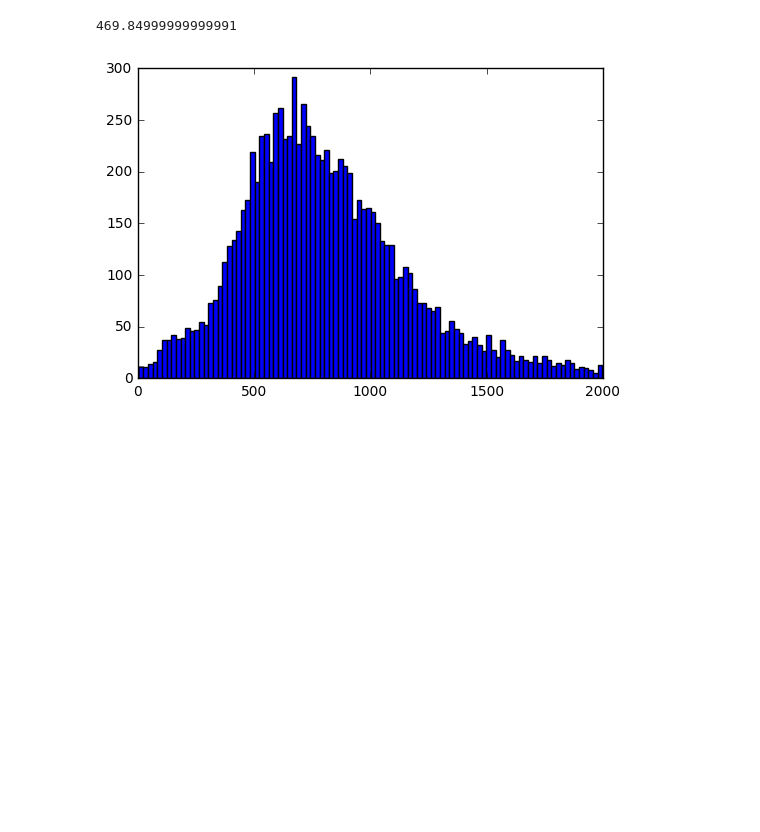
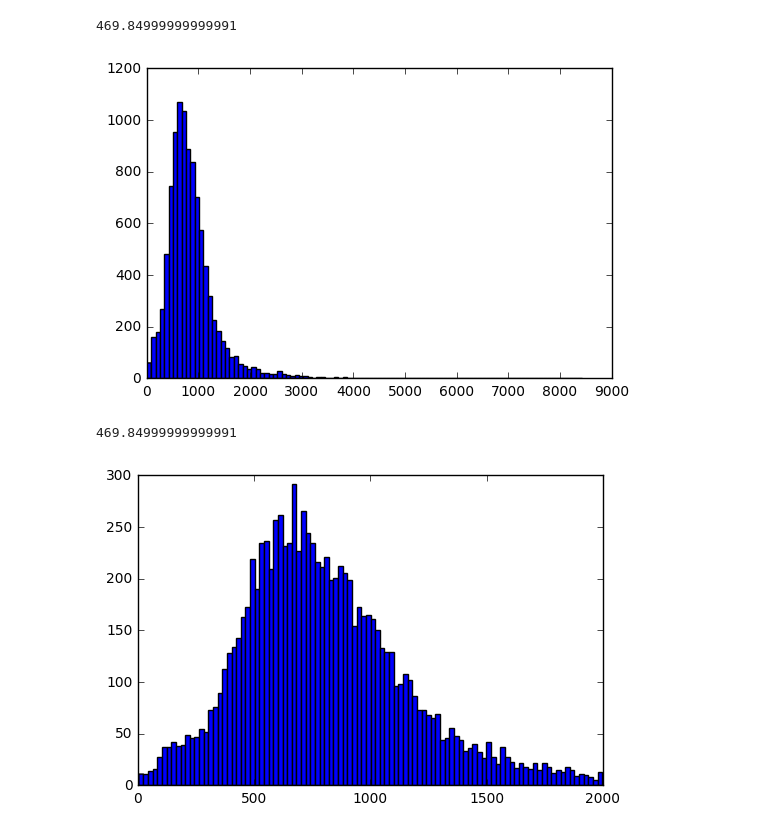
Before and after one commit to amartyashankha/6.867-HW-2016, a Jupyter notebook: project/feature_extractor/timbre_playing.ipynb, the cells around one changed output. Cells and saved outputs as stored; diff of their text form; code cells hidden in the pictures; blank space fills up the shorter version.

```diff
--- a/project/feature_extractor/timbre_playing.ipynb
+++ b/project/feature_extractor/timbre_playing.ipynb
@@ -14,7 +14,7 @@ import prettyplotlib as ppl
 from sklearn.model_selection import cross_val_score
 from sklearn.linear_model import Ridge
 # %%
-files = get_all_files()
+files = get_all_files()[:1000]
 # %%
 features = pickle.load(open('features/'+'features'+'.pkl', 'rbhg
 # %%
@@ -26,3 +26,10 @@ for i,f in ProgressBar()(enumerate(files)):
+# %%
+feat_lengths = np.array([feat[feat_name].shape[0] for feat in features])
+plt.hist(feat_lengths, 100);
+np.percentile(timbre_lengths, 15)
+# %% [output]
+469.84999999999991
+[figure, added]
 # %%
 pickle.dump(features, open('features/'+'features'+'.pkl', 'wb'))
 # %%
```
Also changed, not shown: parts of 2 cells of this notebook, 4 other files.
